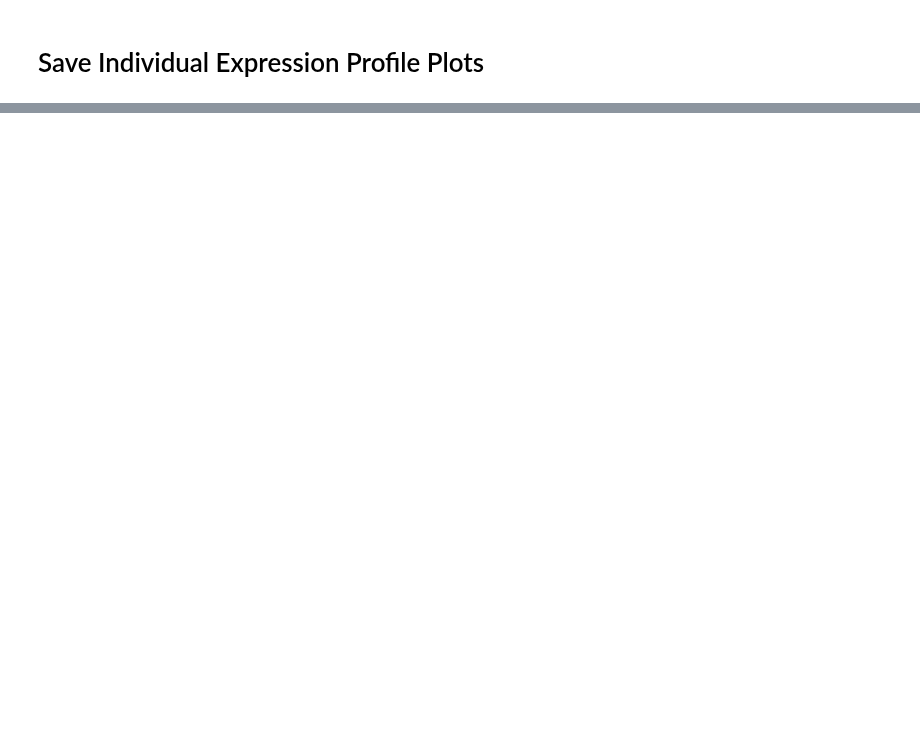
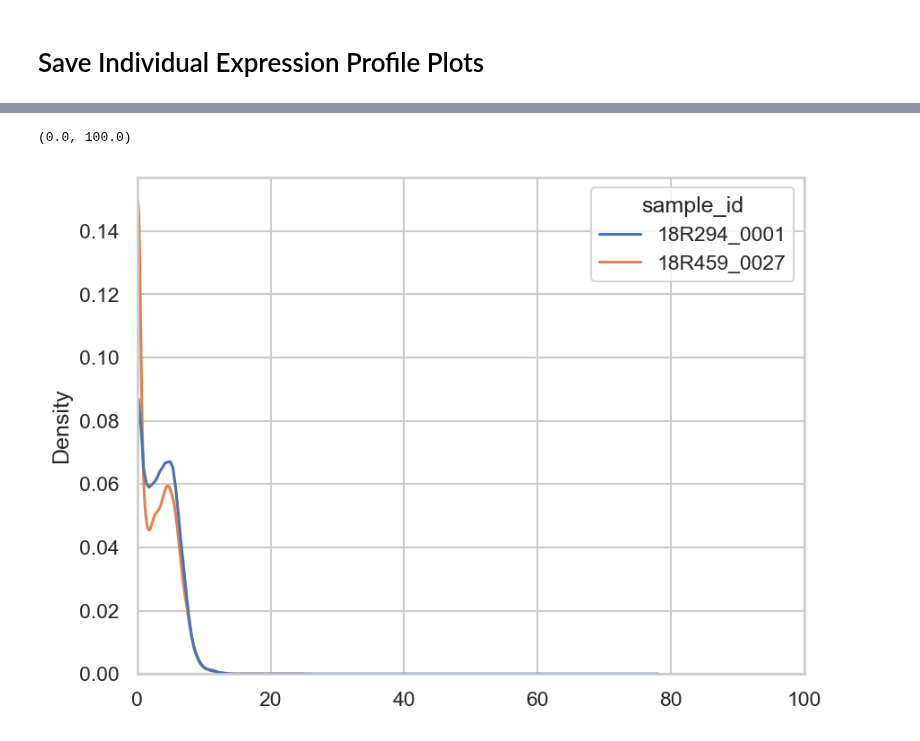
Before and after one commit to lkmaks/mcrc-cetuximab-analysis, a Jupyter notebook: notebooks/tasks34_harut/load_expression_profiles.ipynb, the cells around one changed output, grey strips where cells are left out. Saved outputs shown, nothing was run; the diff lists cells and outputs as text; code cells hidden in the pictures; blank space fills up the shorter version.

```diff
--- a/notebooks/tasks34_harut/load_expression_profiles.ipynb
+++ b/notebooks/tasks34_harut/load_expression_profiles.ipynb
@@ -36,0 +20,5 @@ Saved expression plots for 113 samples to ../figures/sample_profiles/
+# %%
+# Load files
+expression_df = pd.read_csv("data/log2_tpms_from_fpkm_hgnc_no_metastases_maxim.csv", index_col='sample_id')
+
+expression_df_numeric = expression_df.select_dtypes(include=[float, int])
@@ -36,0 +27,28 @@ Saved expression plots for 113 samples to ../figures/sample_profiles/
+# %%
+# Set plot style
+sns.set_theme(style="whitegrid")
+plt.rcParams['figure.dpi'] = 150
+
+# Create individual distribution plots for each sample
+for sample_id in expression_df_numeric.index:
+    plt.figure(figsize=(8, 5))
+
+    # Get expression values for this sample
+    sample_data = expression_df_numeric.loc[sample_id]
+
+    # Create plot
+    ax = sns.histplot(sample_data, kde=True, bins=50, color='skyblue')
+
+    # Customize plot
+    ax.set_title(f'Gene Expression Distribution\n{sample_id}', pad=20)
+    ax.set_xlabel('log2(TPM + 1)')
+    ax.set_ylabel('Frequency')
+
+    # Save with sample_id as filename
+    filename = f"{sample_id}_expression_profile.png".replace(" ", "_")
+    plt.savefig(os.path.join("figures/profiles", filename), bbox_inches='tight')
+    plt.close()
+
+    print(f"Created: {filename}")
+
+print(f"\nSuccessfully created {len(expression_df_numeric)} expression profile plots in figures/profiles")
@@ -36,0 +90,6 @@ Saved expression plots for 113 samples to ../figures/sample_profiles/
+# %%
+sns.kdeplot(data=expression_df_numeric.loc[['18R294_0001', '18R459_0027']].T)
+plt.xlim(0, 100)
+# %% [output]
+(0.0, 100.0)
+[figure, added]
```
Also changed, not shown: parts of 7 cells of this notebook, 2 other files.
